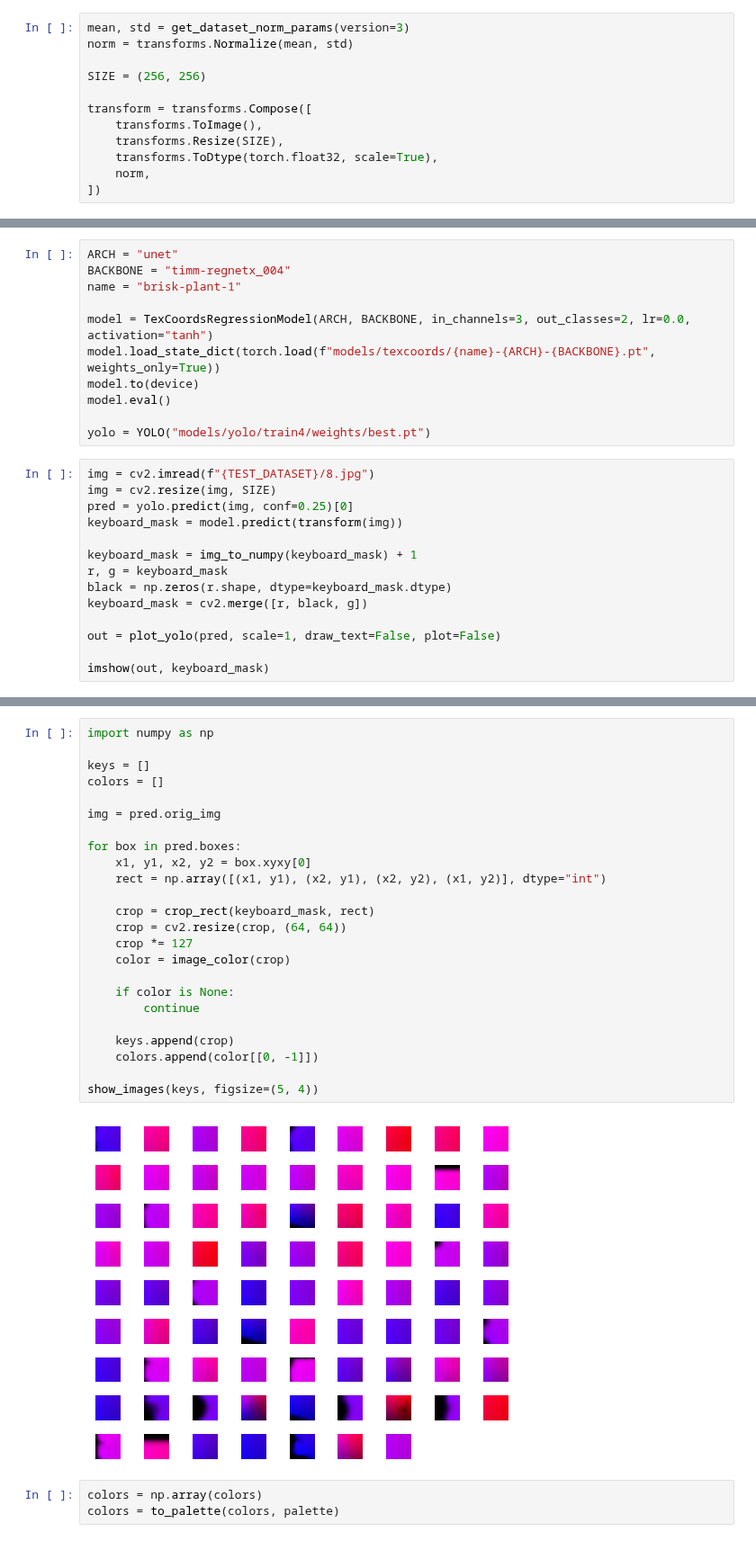
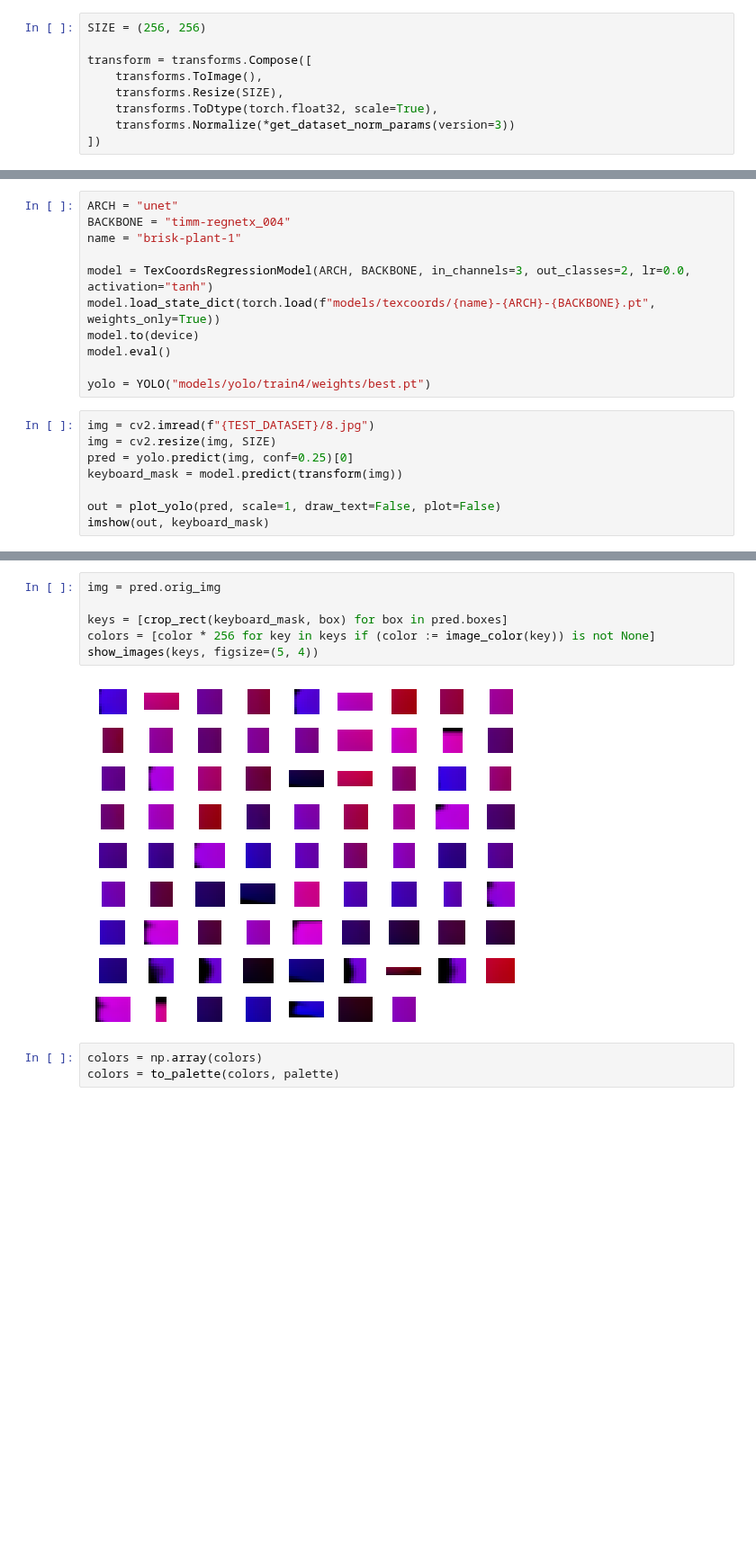
Before and after one commit to umrover/keyboard-detection, a Jupyter notebook: models/inference-texcoords.ipynb, the cells around one changed output, grey strips where cells are left out. Shown at 90% size. Drawn from its saved outputs; the diff is of its cells as text; blank space fills up the shorter version.

Commit message:
crop_rect now accepts rectangle in various formats

```diff
--- a/models/inference-texcoords.ipynb
+++ b/models/inference-texcoords.ipynb
@@ -17,16 +17,13 @@ from keyrover.ml import get_device, TexCoordsRegressionModel
 # %%
 device = get_device()
 # %%
-mean, std = get_dataset_norm_params(version=3)
-norm = transforms.Normalize(mean, std)
-
 SIZE = (256, 256)
 
 transform = transforms.Compose([
     transforms.ToImage(),
     transforms.Resize(SIZE),
     transforms.ToDtype(torch.float32, scale=True),
-    norm,
+    transforms.Normalize(*get_dataset_norm_params(version=3))
 ])
 # %%
 with open(f"{RAW_TEXCOORDS}/key_texcoords_mean.bin", "rb") as file:
@@ -58,12 +55,6 @@ img = cv2.resize(img, SIZE)
 pred = yolo.predict(img, conf=0.25)[0]
 keyboard_mask = model.predict(transform(img))
 
-keyboard_mask = img_to_numpy(keyboard_mask) + 1
-r, g = keyboard_mask
-black = np.zeros(r.shape, dtype=keyboard_mask.dtype)
-keyboard_mask = cv2.merge([r, black, g])
-
 out = plot_yolo(pred, scale=1, draw_text=False, plot=False)
-
 imshow(out, keyboard_mask)
 # %% [output]
@@ -72,30 +63,12 @@ Speed: 1.6ms preprocess, 21.9ms inference, 0.5ms postprocess per image at shape
 [figure]
 # %%
-import numpy as np
-
-keys = []
-colors = []
-
 img = pred.orig_img
 
-for box in pred.boxes:
-    x1, y1, x2, y2 = box.xyxy[0]
-    rect = np.array([(x1, y1), (x2, y1), (x2, y2), (x1, y2)], dtype="int")
-
-    crop = crop_rect(keyboard_mask, rect)
-    crop = cv2.resize(crop, (64, 64))
-    crop *= 127
-    color = image_color(crop)
-
-    if color is None:
-        continue
-
-    keys.append(crop)
-    colors.append(color[[0, -1]])
-
+keys = [crop_rect(keyboard_mask, box) for box in pred.boxes]
+colors = [color * 256 for key in keys if (color := image_color(key)) is not None]
 show_images(keys, figsize=(5, 4))
 # %% [output]
-[figure, old version]
+[figure, new version]
 # %%
 colors = np.array(colors)
 colors = to_palette(colors, palette)
```
Also changed, not shown: parts of 5 cells of this notebook, 1 other file.
